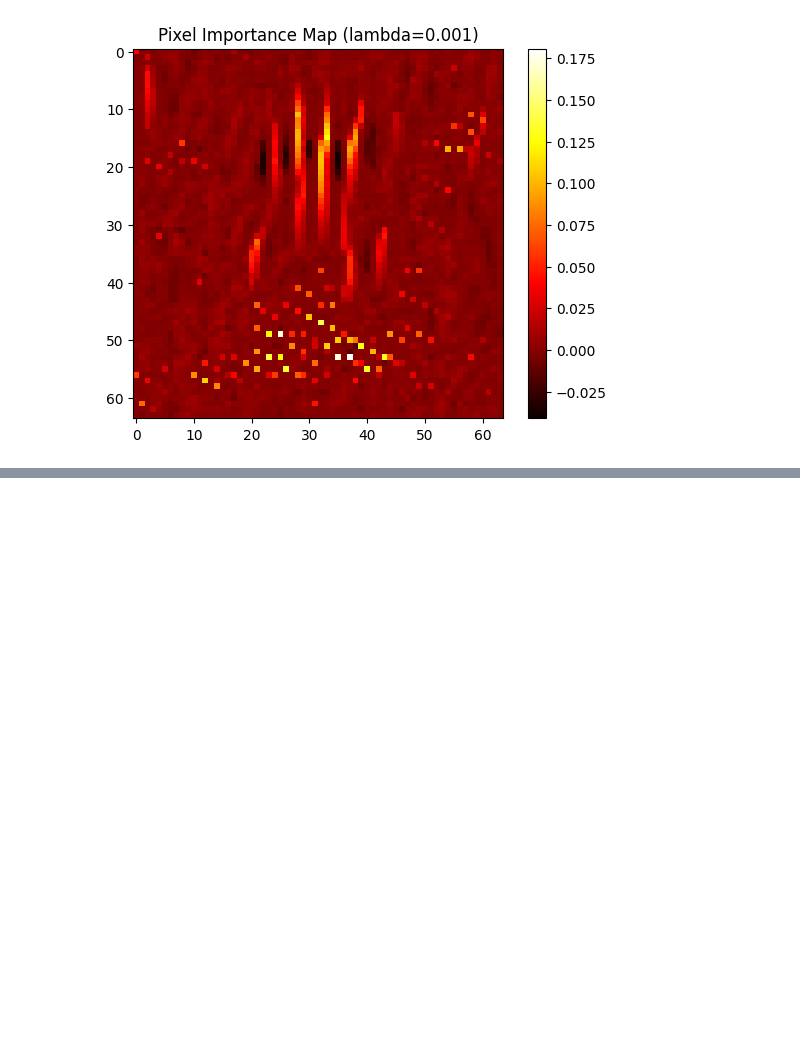
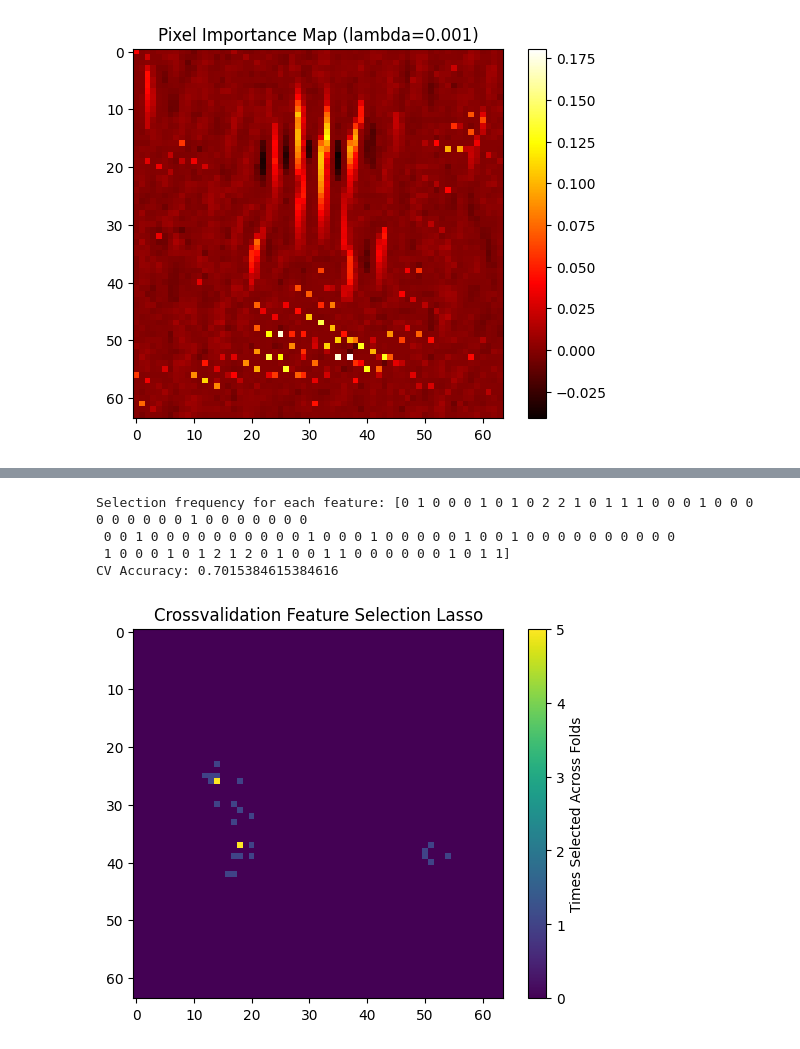
Before and after one commit to Max-Fredsdal/MVE441, a Jupyter notebook: project_2/project_2.ipynb, the cells around one changed output, grey strips where cells are left out. Drawn from its saved outputs; the diff is of its cells as text; code cells hidden in the pictures; blank space fills up the shorter version.

```diff
--- a/project_2/project_2.ipynb
+++ b/project_2/project_2.ipynb
@@ -466,0 +584,41 @@ plt.show()
+# %%
+# Fit SVM and feature select using F-test and Lasso
+
+countsSVMBoth, cvSVMBoth = fit_and_evaluate_pipeline(pipelineSVMBoth, X, y)
+
+fit_pipe = cvSVMBoth['estimator']
+
+size = (64,64)
+full_masks = []
+for pipe in fit_pipe:
+    # Step 1: Which features survived the initial filter
+    filtering_support = pipe.named_steps['filtering'].get_support()
+    filtered_indices = np.where(filtering_support)[0]
+
+    # Step 2: Which features survived Lasso among the filtered
+    lasso_support = pipe.named_steps['feature_selection'].get_support()
+
+    # Step 3: Map back to original feature space
+    full_mask = np.zeros(X.shape[1], dtype=bool)
+    full_mask[filtered_indices[lasso_support]] = True
+
+    full_masks.append(full_mask)
+
+# Stack masks
+full_masks = np.array(full_masks)
+
+# How often each pixel was selected
+selection_counts = np.sum(full_masks, axis=0)
+
+heatmap = selection_counts.reshape(*size)
+
+plt.imshow(heatmap, cmap='viridis')
+plt.colorbar(label='Times Selected Across Folds')
+plt.title('Crossvalidation Feature Selection Lasso')
+plt.show()
+# %% [output]
+Selection frequency for each feature: [0 1 0 0 0 1 0 1 0 2 2 1 0 1 1 1 0 0 0 1 0 0 0 0 0 0 0 0 0 1 0 0 0 0 0 0 0
+ 0 0 1 0 0 0 0 0 0 0 0 0 0 1 0 0 0 1 0 0 0 0 0 1 0 0 1 0 0 0 0 0 0 0 0 0 0
+ 1 0 0 0 1 0 1 2 1 2 0 1 0 0 1 1 0 0 0 0 0 0 1 0 1 1]
+CV Accuracy: 0.7015384615384616
+[figure, added]
```
Also changed, not shown: parts of 8 cells of this notebook.
